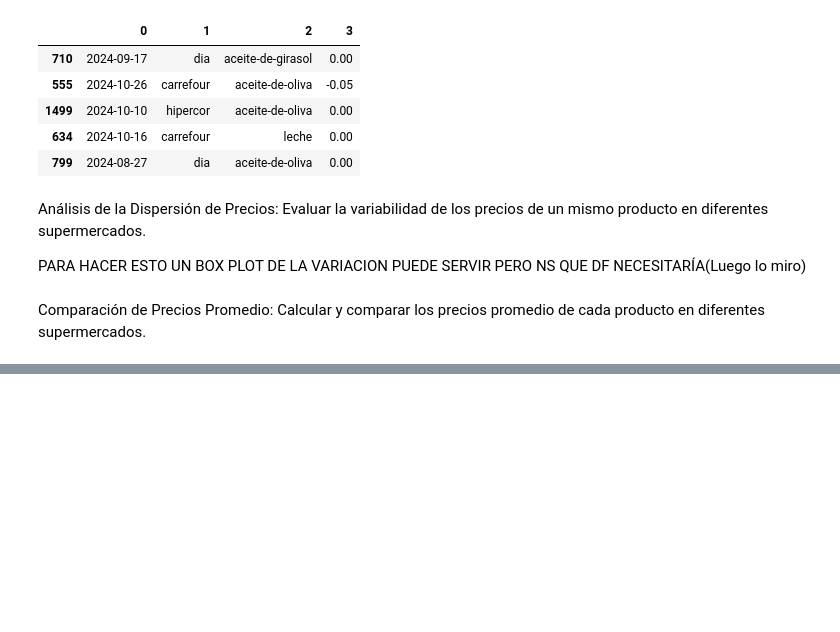
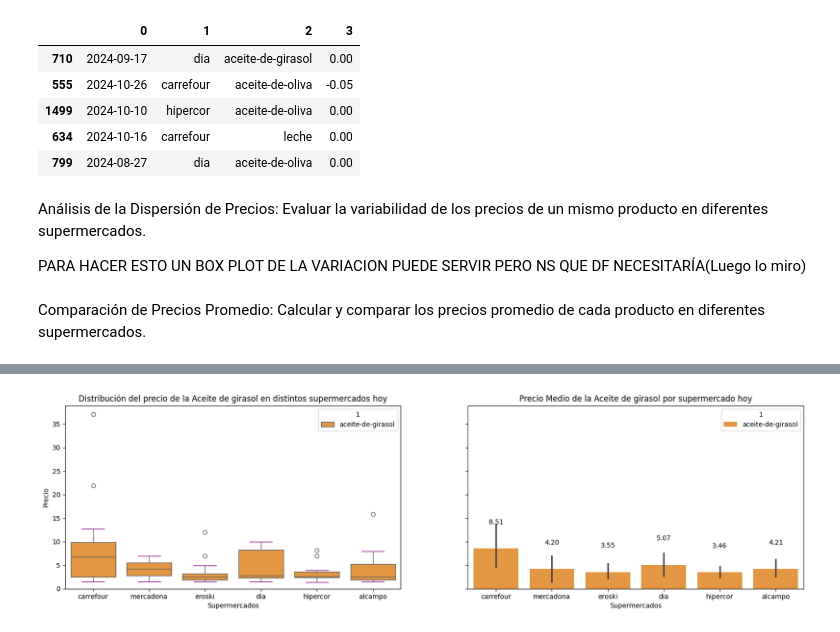
Before and after one commit to jgilsu11/Proyecto1-AnalisisFacua, a Jupyter notebook: Notebooks/1)Extraccion y limpieza (pandas).ipynb, the cells around one changed output, grey strips where cells are left out. Saved outputs shown, nothing was run; the diff lists cells and outputs as text; code cells hidden in the pictures; blank space fills up the shorter version.

```diff
--- a/Notebooks/1)Extraccion y limpieza (pandas).ipynb
+++ b/Notebooks/1)Extraccion y limpieza (pandas).ipynb
@@ -571,0 +639,11 @@ df_precios_super_mi_max= pd.DataFrame(cursor.fetchall())
+# %%
+cursor=conexion.cursor()
+query_comparacion_max_min_girasol="""
+SELECT m.super ,p2.producto, p.precio
+FROM mercados m
+INNER JOIN principal p ON m.id_super = p.id_super
+INNER JOIN productos p2 ON p.id_producto = p2.id_producto
+WHERE (fecha = current_date AND p2.producto = 'aceite-de-girasol') ;
+"""
+cursor.execute(query_comparacion_max_min_girasol)
+df_comparacion_max_min_girasol= pd.DataFrame(cursor.fetchall())
@@ -571,0 +659,4 @@ df_precios_super_mi_max= pd.DataFrame(cursor.fetchall())
+# %%
+datos_grafico_comparacion_max_min(0,2,1,df_comparacion_max_min_girasol,"YlOrBr","Aceite de girasol",35)
+# %% [output]
+[figure, added]
```
Also changed, not shown: parts of 12 cells of this notebook.
